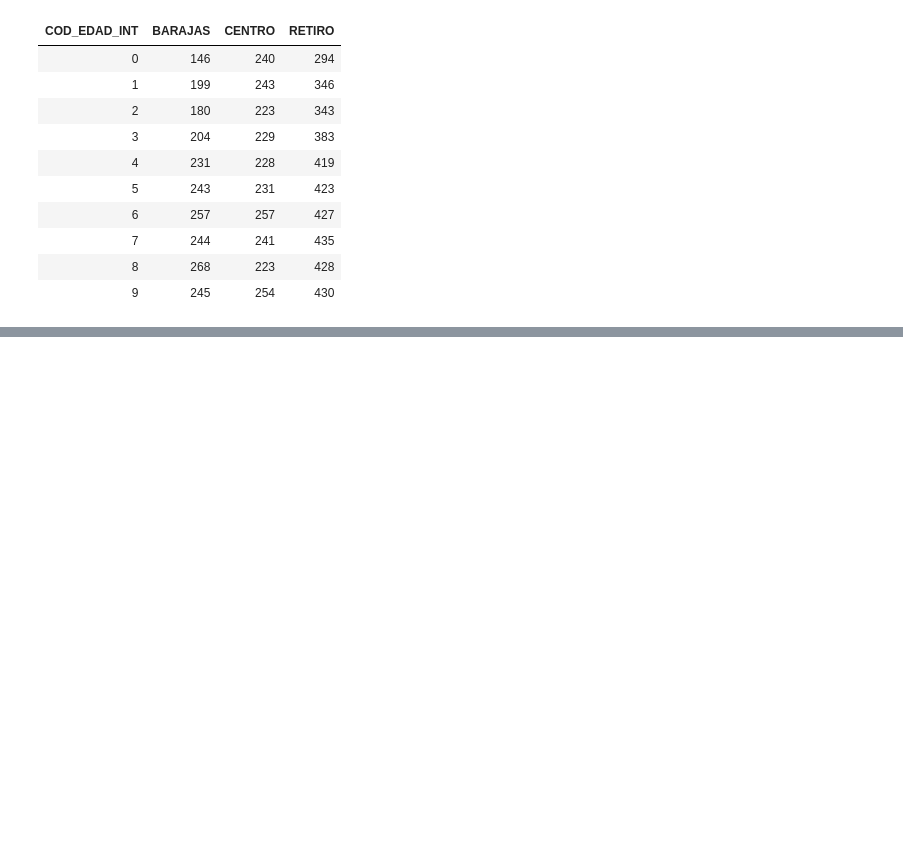
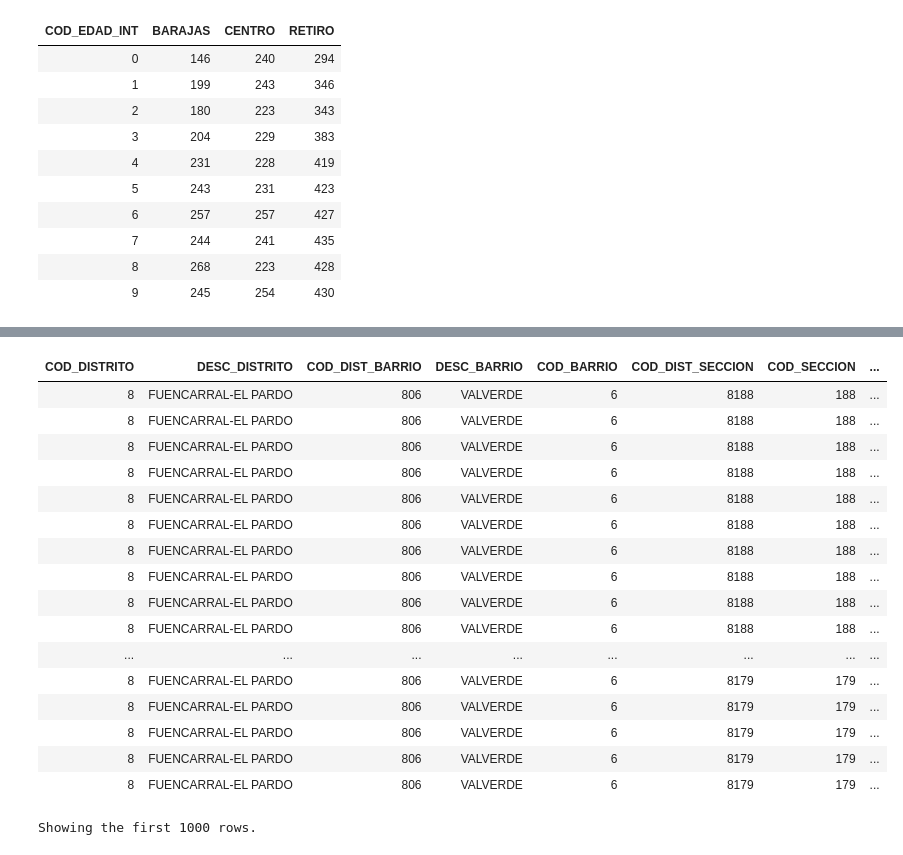
Before and after one commit to inakibosonit/formacion, a Jupyter notebook: practica_padron/ejercicios_spark.ipynb, the cells around one changed output, grey strips where cells are left out. Cells and saved outputs as stored; diff of their text form; code cells hidden in the pictures; blank space fills up the shorter version.

```diff
--- a/practica_padron/ejercicios_spark.ipynb
+++ b/practica_padron/ejercicios_spark.ipynb
@@ -309,3 +559,31 @@ dbfs:/datos_padron/DESC_DISTRITO=CARABANCHEL/DESC_BARRIO=ABRANTES/part-00002-tid
+# %%
+%sql
+
+/*inner join con sql entre la tabla nueva y la delta*/
+
+SELECT *
+FROM padron_txt_delta, padron_txt2
+WHERE padron_txt_delta.DESC_BARRIO = padron_txt2.DESC_BARRIO
+AND padron_txt_delta.DESC_DISTRITO = padron_txt2.DESC_DISTRITO;
+# %% [output]
+| COD_DISTRITO | DESC_DISTRITO | COD_DIST_BARRIO | DESC_BARRIO | COD_BARRIO | COD_DIST_SECCION | COD_SECCION | ... |
+| 8 | FUENCARRAL-EL PARDO | 806 | VALVERDE | 6 | 8188 | 188 | ... |
+| 8 | FUENCARRAL-EL PARDO | 806 | VALVERDE | 6 | 8188 | 188 | ... |
+| 8 | FUENCARRAL-EL PARDO | 806 | VALVERDE | 6 | 8188 | 188 | ... |
+| 8 | FUENCARRAL-EL PARDO | 806 | VALVERDE | 6 | 8188 | 188 | ... |
+| 8 | FUENCARRAL-EL PARDO | 806 | VALVERDE | 6 | 8188 | 188 | ... |
+| 8 | FUENCARRAL-EL PARDO | 806 | VALVERDE | 6 | 8188 | 188 | ... |
+| 8 | FUENCARRAL-EL PARDO | 806 | VALVERDE | 6 | 8188 | 188 | ... |
+| 8 | FUENCARRAL-EL PARDO | 806 | VALVERDE | 6 | 8188 | 188 | ... |
+| 8 | FUENCARRAL-EL PARDO | 806 | VALVERDE | 6 | 8188 | 188 | ... |
+| 8 | FUENCARRAL-EL PARDO | 806 | VALVERDE | 6 | 8188 | 188 | ... |
+| ... | ... | ... | ... | ... | ... | ... | ... |
+| 8 | FUENCARRAL-EL PARDO | 806 | VALVERDE | 6 | 8179 | 179 | ... |
+| 8 | FUENCARRAL-EL PARDO | 806 | VALVERDE | 6 | 8179 | 179 | ... |
+| 8 | FUENCARRAL-EL PARDO | 806 | VALVERDE | 6 | 8179 | 179 | ... |
+| 8 | FUENCARRAL-EL PARDO | 806 | VALVERDE | 6 | 8179 | 179 | ... |
+| 8 | FUENCARRAL-EL PARDO | 806 | VALVERDE | 6 | 8179 | 179 | ... |
+Showing the first 1000 rows.
 # %%
 # With this registered as a temp view, it will only be available to this particular notebook. If you'd like other users to be able to query this table, you can also create a table from the DataFrame.
 # Once saved, this table will persist across cluster restarts as well as allow various users across different notebooks to query this data.
```
Also changed, not shown: parts of 17 cells of this notebook.
